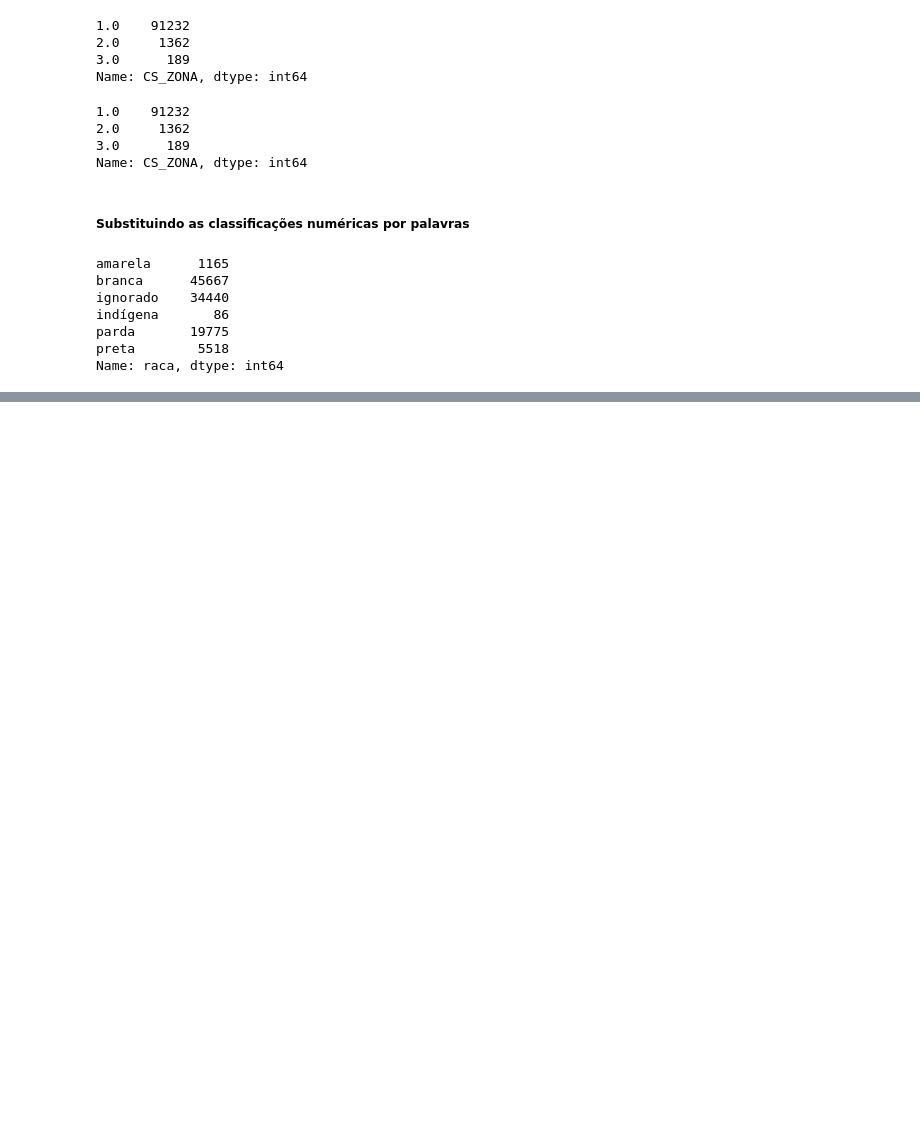
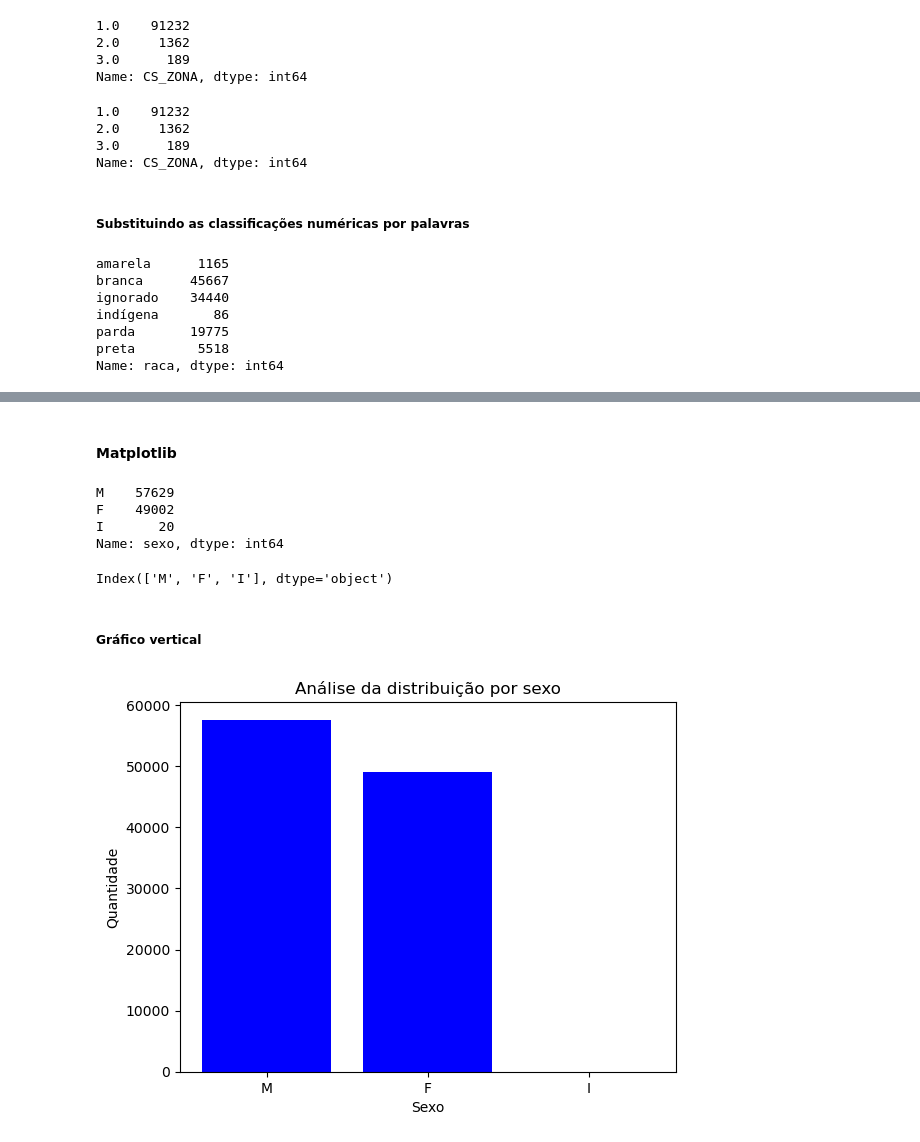
Before and after one commit to whoamidotcom/curso_analise_dados, a Jupyter notebook: 3-tratamento-analise_grafica/file.ipynb, the cells around one changed output, grey strips where cells are left out. Cells and saved outputs as stored; diff of their text form; code cells hidden in the pictures; blank space fills up the shorter version.

Commit message:
Tratamento e Análise Gráfica - Módulo 3 pt2

```diff
--- a/3-tratamento-analise_grafica/file.ipynb
+++ b/3-tratamento-analise_grafica/file.ipynb
@@ -188,0 +217,2 @@ Name: CS_ZONA, dtype: int64
+# %% [markdown]
+#### Matplotlib
@@ -188,0 +221,22 @@ Name: CS_ZONA, dtype: int64
+# %%
+grafico_barras = srag_mod.sexo.value_counts()
+grafico_barras
+# %% [output]
+M    57629
+F    49002
+I       20
+Name: sexo, dtype: int64
+# %%
+grafico_barras.index
+# %% [output]
+Index(['M', 'F', 'I'], dtype='object')
+# %% [markdown]
+##### Gráfico vertical
+# %%
+plt.bar(grafico_barras.index, grafico_barras, color="blue")
+plt.title("Análise da distribuição por sexo")
+plt.ylabel("Quantidade")
+plt.xlabel("Sexo")
+plt.show()
+# %% [output]
+[figure, added]
```
Also changed, not shown: parts of 21 cells of this notebook.
